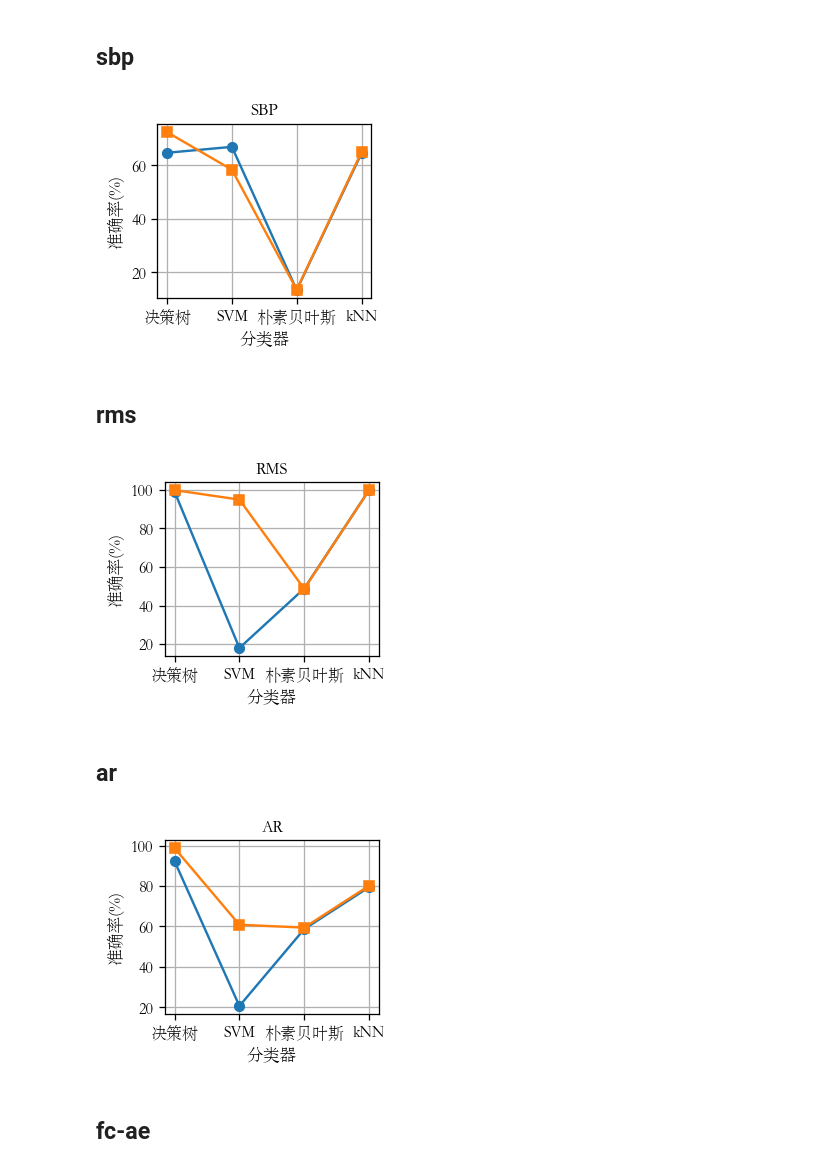
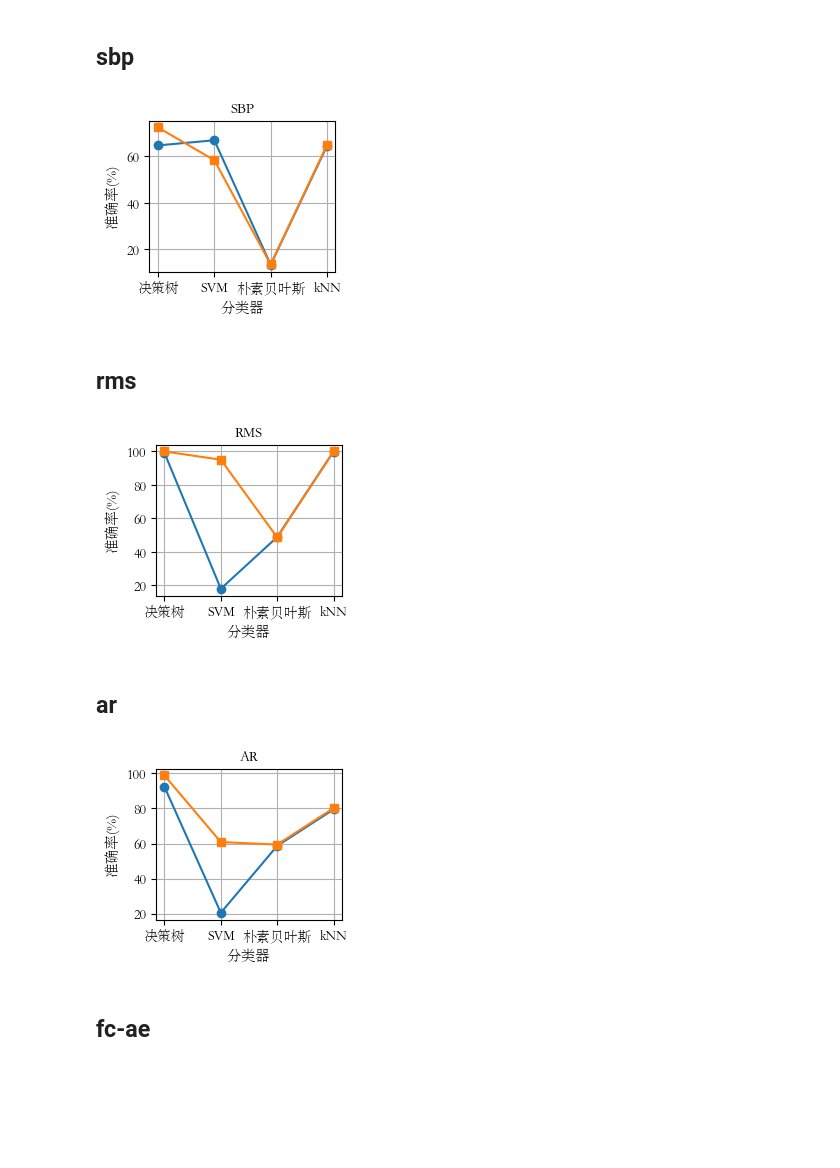
Before and after one commit to colorfulclouds/application_assignment, a Jupyter notebook: EEG-BCI/graduate/graph/stable/bagging-accuracy-and-variance-and-float-2.ipynb, the cells around one changed output. Cells and saved outputs as stored; diff of their text form; code cells hidden in the pictures; blank space fills up the shorter version.

```diff
--- a/EEG-BCI/graduate/graph/stable/bagging-accuracy-and-variance-and-float-2.ipynb
+++ b/EEG-BCI/graduate/graph/stable/bagging-accuracy-and-variance-and-float-2.ipynb
@@ -75,35 +75,35 @@ knn = np.array([[0.6428381962864721 ],
                [0.6438992042440319 ],
                [0.6626657824933687 ],
                [0.6470159151193633 ]])
 
 dt = dt * 100
 svm = svm * 100
 nb = nb * 100
 knn = knn * 100
 
 tt = np.array( [dt , svm , nb , knn] )
 tt = np.squeeze(tt)
 mean_freq_bagging = np.mean(tt , axis=1)
 
 freq = ['决策树' , 'SVM' , '朴素贝叶斯' , 'kNN']
-plt.figure(figsize=(2.4,2.0) , dpi=115) #2.2,2.0) , dpi=115
+plt.figure(figsize=(2.4,2.0) , dpi=100) #2.2,2.0) , dpi=115
 
 plt.plot(freq , mean_freq_base , marker='o' , label='Base')
 plt.plot(freq , mean_freq_bagging , marker='s' , label='Bagging')
 
 #plt.legend(loc=3,fontsize=10.5)
 plt.ylabel('准确率(%)',fontsize=10.5)
 plt.xlabel('分类器',fontsize=10.5)
 
 plt.xticks(freq)
 
 plt.title('SBP',fontsize=10.5)
 
 plt.grid() #去掉网格线
 plt.show()
 plt.close()
 # %% [output]
-[figure, old version]
+[figure, new version]
 # %% [markdown]
 ## rms
 # %%
@@ -178,7 +178,7 @@ mean_freq_bagging = np.mean(tt , axis=1)
 '''
 
 freq = ['决策树' , 'SVM' , '朴素贝叶斯' , 'kNN']
-plt.figure(figsize=(2.4,2.0) , dpi=115) #2.2,2.0) , dpi=115
+plt.figure(figsize=(2.4,2.0) , dpi=100) #2.2,2.0) , dpi=115
 
 plt.plot(freq , mean_freq_base , marker='o' , label='Base')
 plt.plot(freq , mean_freq_bagging , marker='s' , label='Bagging')
@@ -195,7 +195,7 @@ plt.grid() #去掉网格线
 plt.show()
 plt.close()
 # %% [output]
-[figure, old version]
+[figure, new version]
 # %% [markdown]
 ## ar
 # %%
@@ -271,7 +271,7 @@ mean_freq_bagging = np.mean(tt , axis=1)
 '''
 
 freq = ['决策树' , 'SVM' , '朴素贝叶斯' , 'kNN']
-plt.figure(figsize=(2.4,2.0) , dpi=115) #2.2,2.0) , dpi=115
+plt.figure(figsize=(2.4,2.0) , dpi=100) #2.2,2.0) , dpi=115
 
 plt.plot(freq , mean_freq_base , marker='o' , label='Base')
 plt.plot(freq , mean_freq_bagging , marker='s' , label='Bagging')
@@ -288,7 +288,7 @@ plt.grid() #去掉网格线
 plt.show()
 plt.close()
 # %% [output]
-[figure, old version]
+[figure, new version]
 # %% [markdown]
 ## fc-ae
 # %%
```
Also changed, not shown: parts of 9 cells of this notebook, 3 other files.
